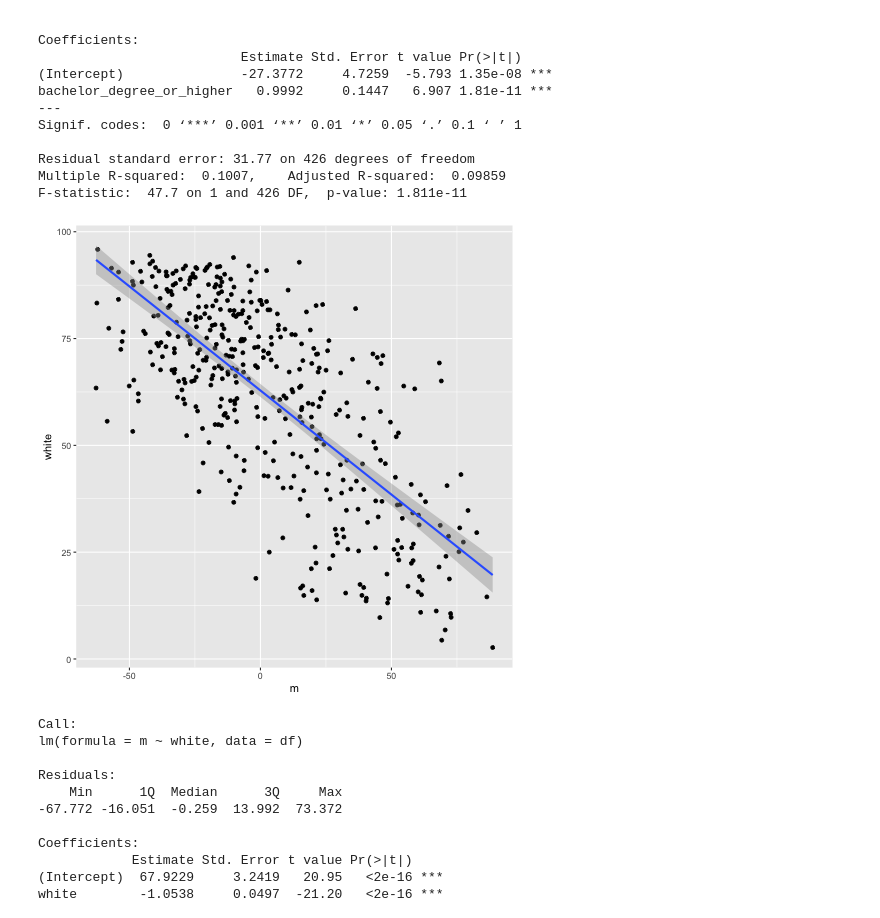
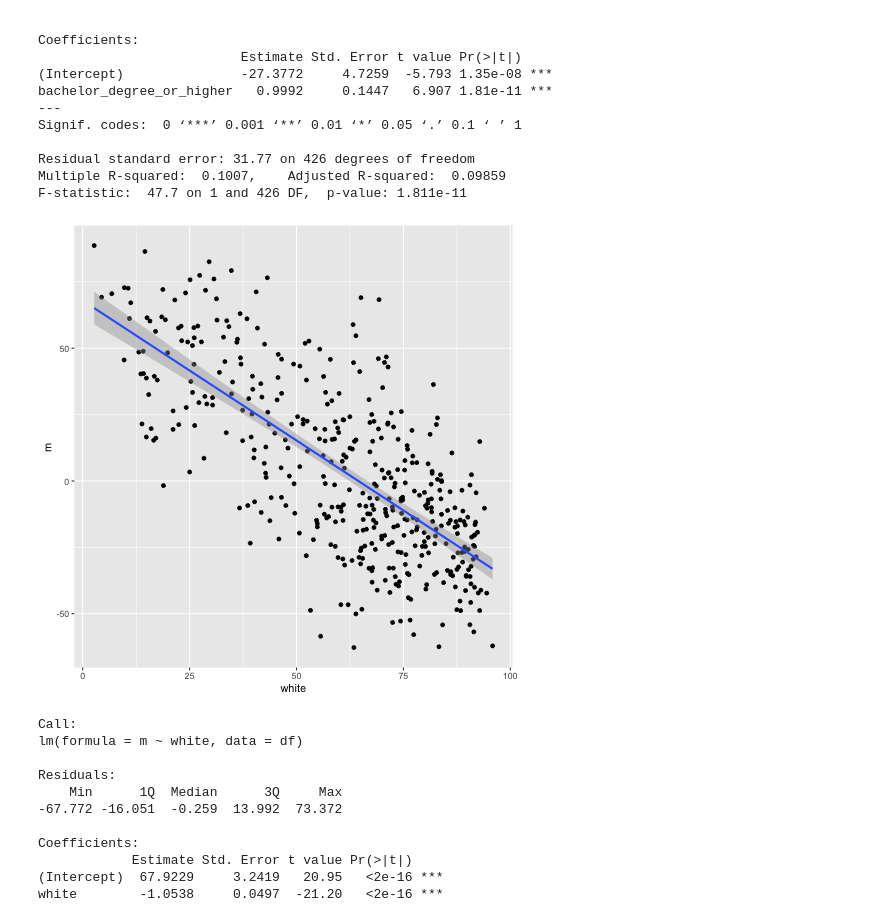
Before and after one commit to dmil/wrangler-polls, a Jupyter notebook: election-results.ipynb, the cells around one changed output. Drawn from its saved outputs; the diff is of its cells as text; code cells hidden in the pictures.

```diff
--- a/election-results.ipynb
+++ b/election-results.ipynb
@@ -114,11 +114,11 @@ F-statistic:  47.7 on 1 and 426 DF,  p-value: 1.811e-11
 # %%
 %%R -i df
 
-ggplot(df, aes(x=m, y=white)) +
+ggplot(df, aes(x=white, y=m)) +
   geom_point() +
   geom_smooth(method='lm',formula=y~x)
 # %% [output]
-[figure, old version]
+[figure, new version]
 # %%
 %%R -i df
 
```
Also changed, not shown: parts of 3 cells of this notebook.
